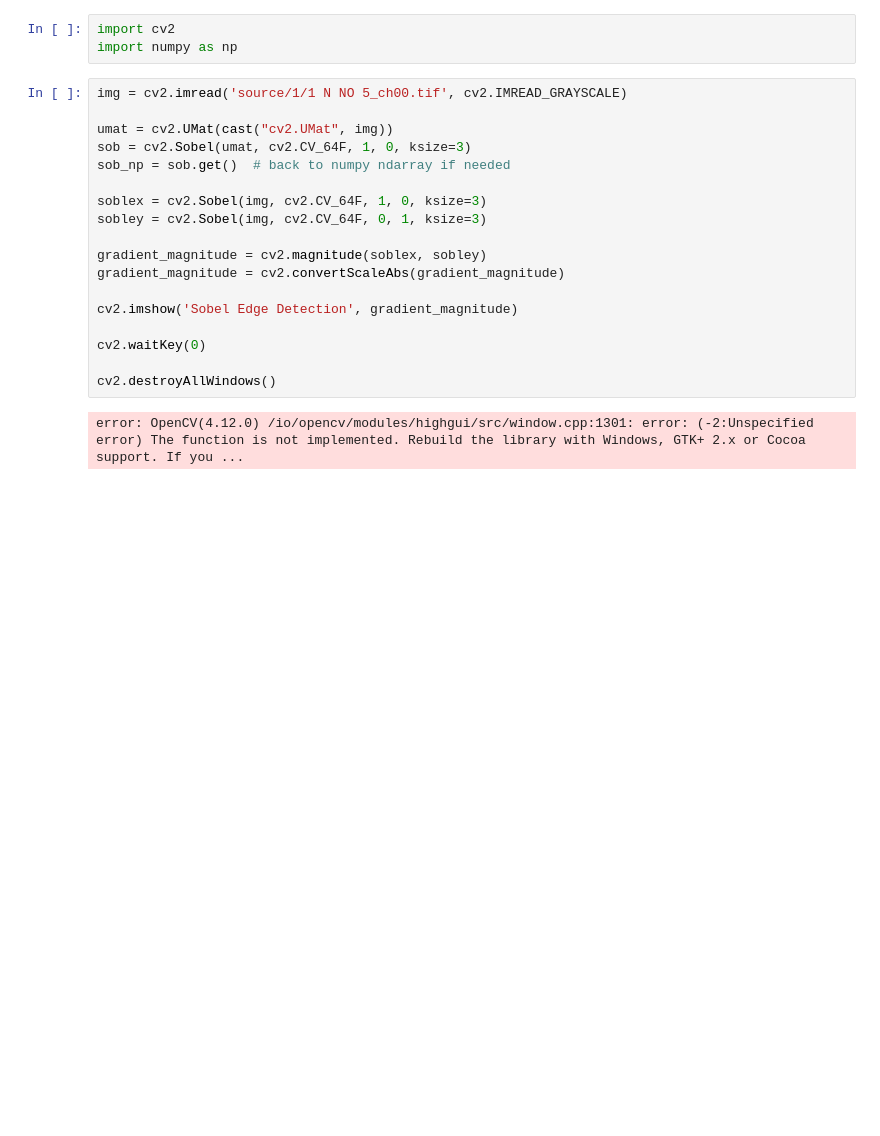
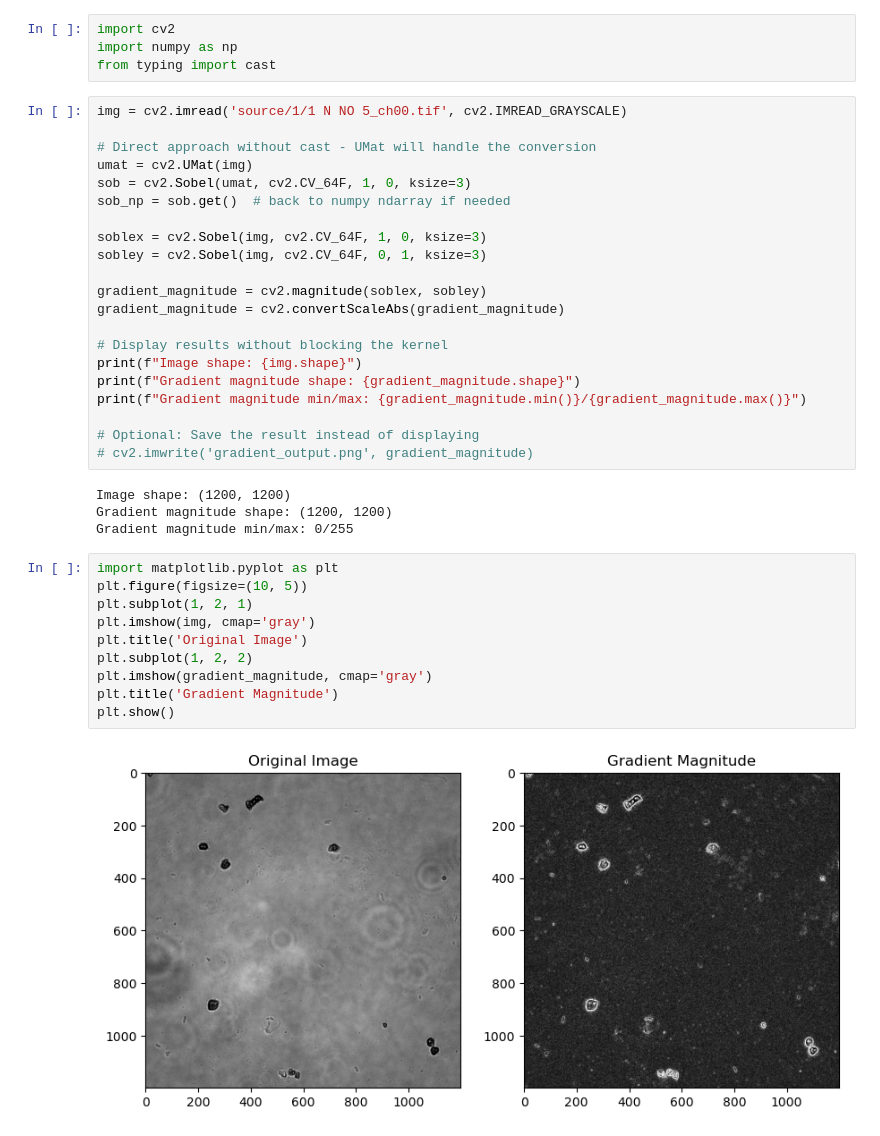
Before and after one commit to v1-v0/lzh3_202526, a Jupyter notebook: outline.ipynb, the cells around one changed output. Saved outputs shown, nothing was run; the diff lists cells and outputs as text; blank space fills up the shorter version.

```diff
--- a/outline.ipynb
+++ b/outline.ipynb
@@ -1,10 +1,12 @@
 # %%
 import cv2
 import numpy as np
+from typing import cast
 # %%
 img = cv2.imread('source/1/1 N NO 5_ch00.tif', cv2.IMREAD_GRAYSCALE)
 
-umat = cv2.UMat(cast("cv2.UMat", img))
+# Direct approach without cast - UMat will handle the conversion
+umat = cv2.UMat(img)
 sob = cv2.Sobel(umat, cv2.CV_64F, 1, 0, ksize=3)
 sob_np = sob.get()  # back to numpy ndarray if needed
 
@@ -14,10 +16,26 @@ sobley = cv2.Sobel(img, cv2.CV_64F, 0, 1, ksize=3)
 gradient_magnitude = cv2.magnitude(soblex, sobley)
 gradient_magnitude = cv2.convertScaleAbs(gradient_magnitude)
 
-cv2.imshow('Sobel Edge Detection', gradient_magnitude)
+# Display results without blocking the kernel
+print(f"Image shape: {img.shape}")
+print(f"Gradient magnitude shape: {gradient_magnitude.shape}")
+print(f"Gradient magnitude min/max: {gradient_magnitude.min()}/{gradient_magnitude.max()}")
 
-cv2.waitKey(0)
-
-cv2.destroyAllWindows()
+# Optional: Save the result instead of displaying
+# cv2.imwrite('gradient_output.png', gradient_magnitude)
 # %% [output]
-error: OpenCV(4.12.0) /io/opencv/modules/highgui/src/window.cpp:1301: error: (-2:Unspecified error) The function is not implemented. Rebuild the library with Windows, GTK+ 2.x or Cocoa support. If you ...
+Image shape: (1200, 1200)
+Gradient magnitude shape: (1200, 1200)
+Gradient magnitude min/max: 0/255
+# %%
+import matplotlib.pyplot as plt
+plt.figure(figsize=(10, 5))
+plt.subplot(1, 2, 1)
+plt.imshow(img, cmap='gray')
+plt.title('Original Image')
+plt.subplot(1, 2, 2)
+plt.imshow(gradient_magnitude, cmap='gray')
+plt.title('Gradient Magnitude')
+plt.show()
+# %% [output]
+[figure, added]
```
